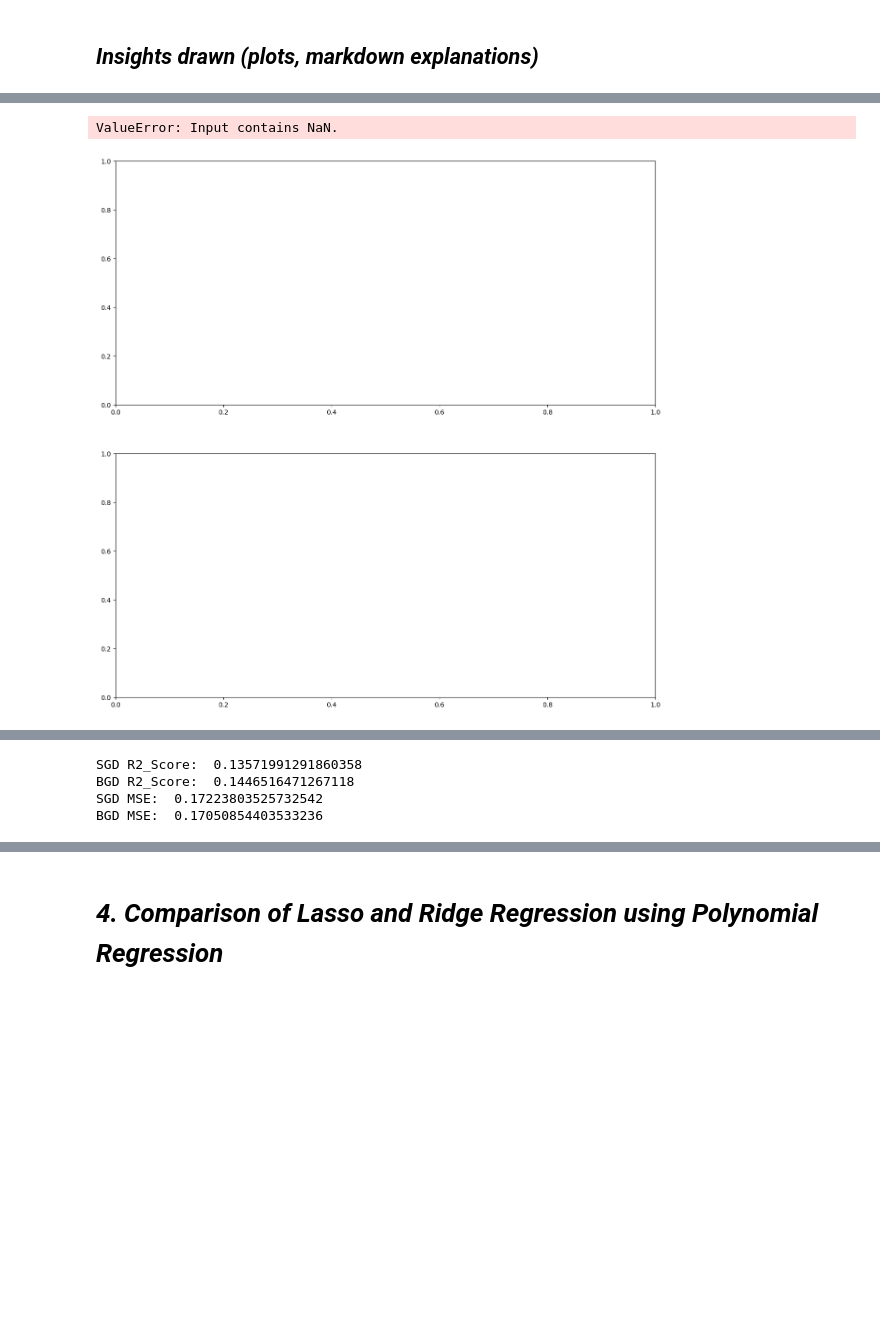
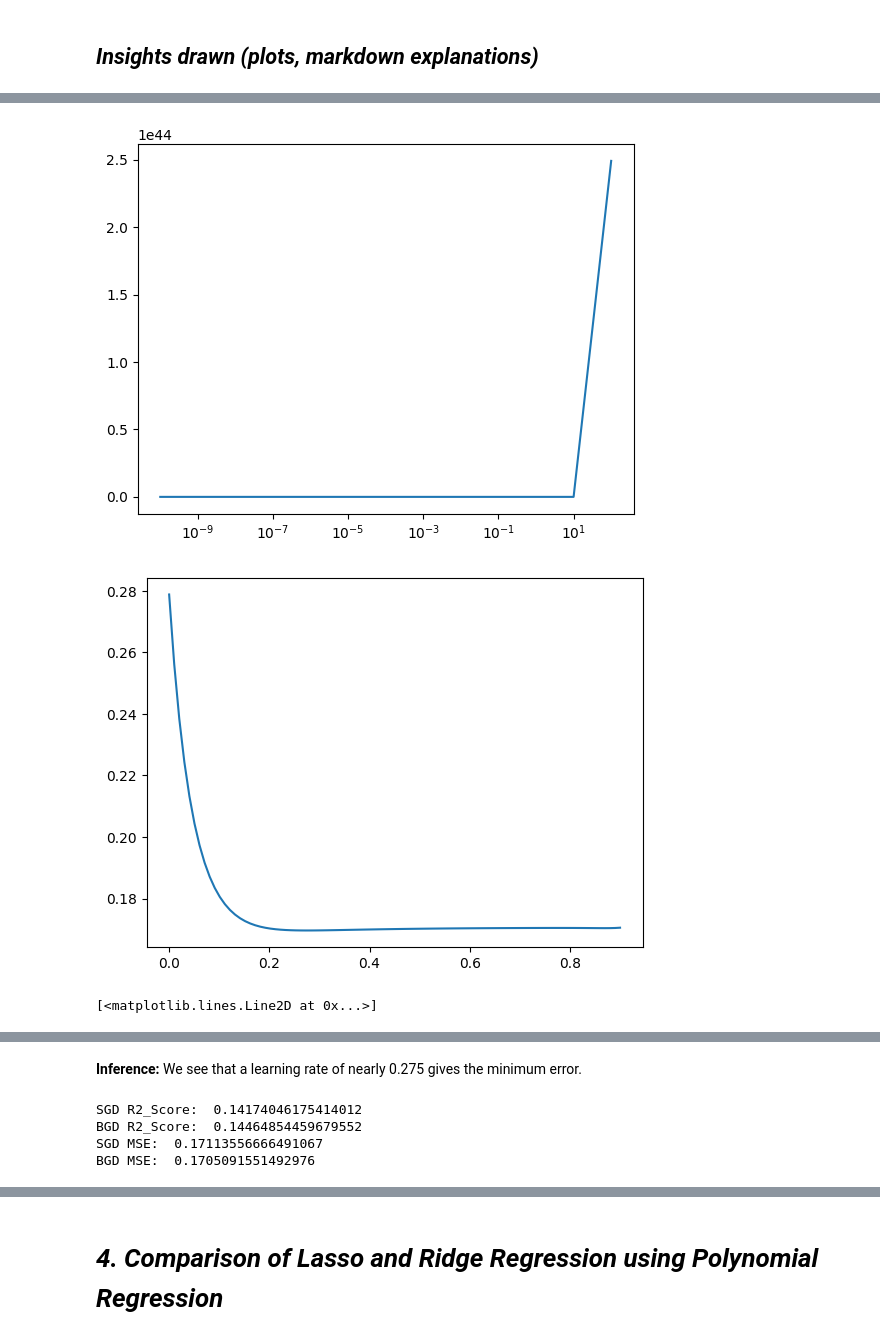
Before and after one commit to Neo-Panther/ML-Project-Predicting-Diabetes, a Jupyter notebook: Template.ipynb, the cells around one changed output, grey strips where cells are left out. Drawn from its saved outputs; the diff is of its cells as text; code cells hidden in the pictures; blank space fills up the shorter version.

Commit message:
SGD, BGD Graph and inference

```diff
--- a/Template.ipynb
+++ b/Template.ipynb
@@ -373,7 +373,7 @@ array([ 0.28925838,  0.13712341,  0.17171394,  0.01346947, -0.02072495,
 # %% [markdown]
 ## **_Batch Gradient Descent_**
 # %%
-def bgd_regressor(train: np.ndarray, learning_rate = 0.5, max_iters = 1000, tolerance = 1e-7):
+def bgd_regressor(train: np.ndarray, learning_rate = 0.5, max_iters = 100000, tolerance = 1e-7):
   X = np.array(train[:, :-1])
   Y = np.array(train[:, -1])
   W = np.zeros(train.shape[1]-1)
@@ -384,7 +384,7 @@ def bgd_regressor(train: np.ndarray, learning_rate = 0.5, max_iters = 1000, tole
     change = (learning_rate/n)*gradient
     W -= change
     if np.linalg.norm(change) < tolerance: break
-    learning_rate /= 1.02
+    learning_rate /= 1.0005
   return W
 
 W = bgd_regressor(train)
@@ -399,41 +402,31 @@ array([ 0.29110512,  0.06476707,  0.14944071, -0.02158518, -0.01129437,
 # %%
-from sklearn.metrics import r2_score
 from sklearn.metrics import mean_squared_error
-import pandas as pd
 import numpy as np
 import matplotlib.pyplot as plt
-fig, axs = plt.subplots(2, 1, figsize=(15, 15))
-axs.flatten()
-def get_stoic_avg_mse(learning_rate: float):
-  mse_avg = 0.0
-  W_stoic = np.zeros(8)
-  # averaging across 10 different 10 and train splits
-  for i in range(10):
-    test, train = test_train_split(dataset, random_state=i)
-    test, train = standardize(test, train)
-    X_test = np.array(test[:, :-1])
-    Y_test = np.array(test[:, -1])
-    W_stoic = sgd_regressor(train, learning_rate=learning_rate, random_state=i, max_iters=100)
-    mse_avg += mean_squared_error(Y_test, np.dot(X_test, W_stoic))
-  return mse_avg/10
-
 def get_batch_avg_mse(learning_rate: float):
   mse_avg = 0.0
   # averaging across 10 different 10 and train splits
   for i in range(10):
     test, train = test_train_split(dataset, random_state=i)
     test, train = standardize(test, train)
     X_test = np.array(test[:, :-1])
     Y_test = np.array(test[:, -1])
     W_batch = bgd_regressor(train, learning_rate=learning_rate, max_iters=10, tolerance=1e-7)
     mse_avg += mean_squared_error(Y_test, np.dot(X_test, W_batch))
   return mse_avg/10
 
-learning_rates = np.concatenate((np.array([1e-5, 1e-4, 1e-3, 1e-2]), np.linspace(0.01, 10.0, 200), np.array([1e3, 1e2])))
-
-plt.plot(learning_rates, np.vectorize(get_stoic_avg_mse)(learning_rates), ax=axs[0])
-plt.plot(learning_rates, np.vectorize(get_batch_avg_mse)(learning_rates), ax=axs[1])
+learning_rates = np.array([1e-10, 1e-9, 1e-8, 1e-7, 1e-6, 1e-5, 1e-4, 1e-3, 1e-2, 1e-1, 1.0, 10.0, 100.0])
+plt.xscale('log')
+plt.plot(learning_rates, np.vectorize(get_batch_avg_mse)(learning_rates))
 plt.show()
+learning_rates = np.linspace(0, 0.9, 90)
+plt.xscale('linear')
+plt.plot(learning_rates, np.vectorize(get_batch_avg_mse)(learning_rates))
+plt.show()
+learning_rates = np.linspace(0.2, 0.4, 50)
+plt.xscale('linear')
+plt.plot(learning_rates, np.vectorize(get_batch_avg_mse)(learning_rates))
 # %% [output]
+[figure, new version]
+[figure, added]
-ValueError: Input contains NaN.
+[<matplotlib.lines.Line2D at 0x...>]
-[figure, old version]
@@ -440,3 +434,5 @@ ValueError: Input contains NaN.
+# %% [markdown]
+**Inference:** We see that a learning rate of nearly 0.275 gives the minimum error.
 # %%
 from sklearn.metrics import r2_score
 from sklearn.metrics import mean_squared_error
@@ -460,11 +456,11 @@ for i in range(10):
   r2_stoic_score = 0
   # ignoring incorrect predictions by sgd regressor (happen simply due to bad random selections)
   while r2_stoic_score <= 0 or r2_stoic_score >= 1:
-    W_stoic = sgd_regressor(train, random_state=i)
+    W_stoic = sgd_regressor(train, random_state=i, learning_rate=0.275)
     r2_stoic_score = r2_score(Y_test, np.dot(X_test, W_stoic))
   mse_avg_stoic += mean_squared_error(Y_test, np.dot(X_test, W_stoic))
   r2_avg_stoic += r2_stoic_score
-  W_batch = bgd_regressor(train)
+  W_batch = bgd_regressor(train, learning_rate=0.275)
   r2_avg_batch += r2_score(Y_test, np.dot(X_test, W_batch))
   mse_avg_batch += mean_squared_error(Y_test, np.dot(X_test, W_batch))
 r2_avg_batch /= 10
@@ -477,7 +473,7 @@ print("BGD R2_Score: ", r2_avg_batch)
 print("SGD MSE: ", mse_avg_stoic)
 print("BGD MSE: ", mse_avg_batch)
 # %% [output]
-SGD R2_Score:  0.13571991291860358
-BGD R2_Score:  0.1446516471267118
-SGD MSE:  0.17223803525732542
-BGD MSE:  0.17050854403533236
+SGD R2_Score:  0.14174046175414012
+BGD R2_Score:  0.14464854459679552
+SGD MSE:  0.17113556666491067
+BGD MSE:  0.1705091551492976
```
Also changed, not shown: parts of 6 cells of this notebook.
